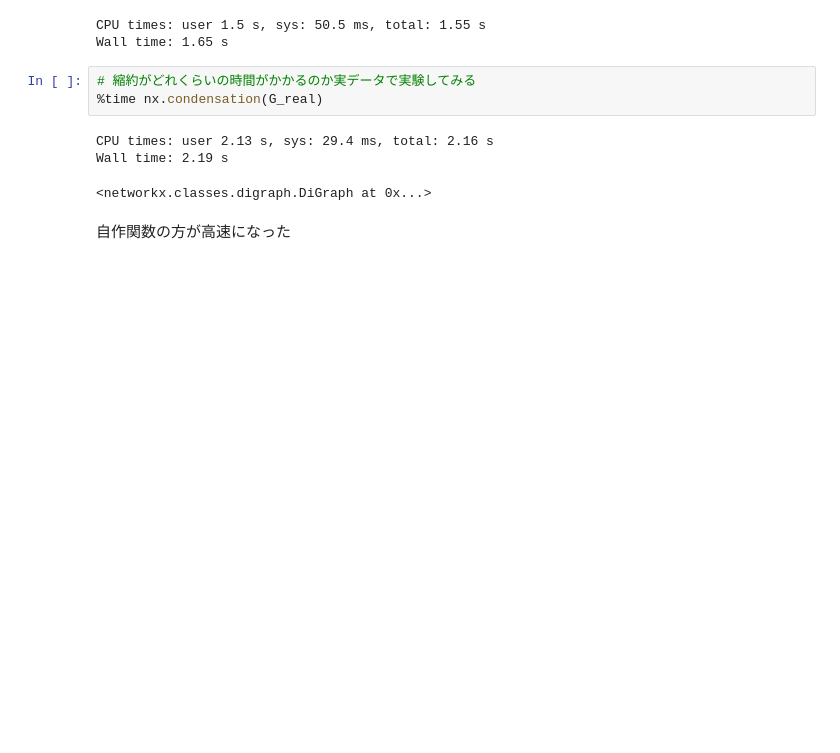
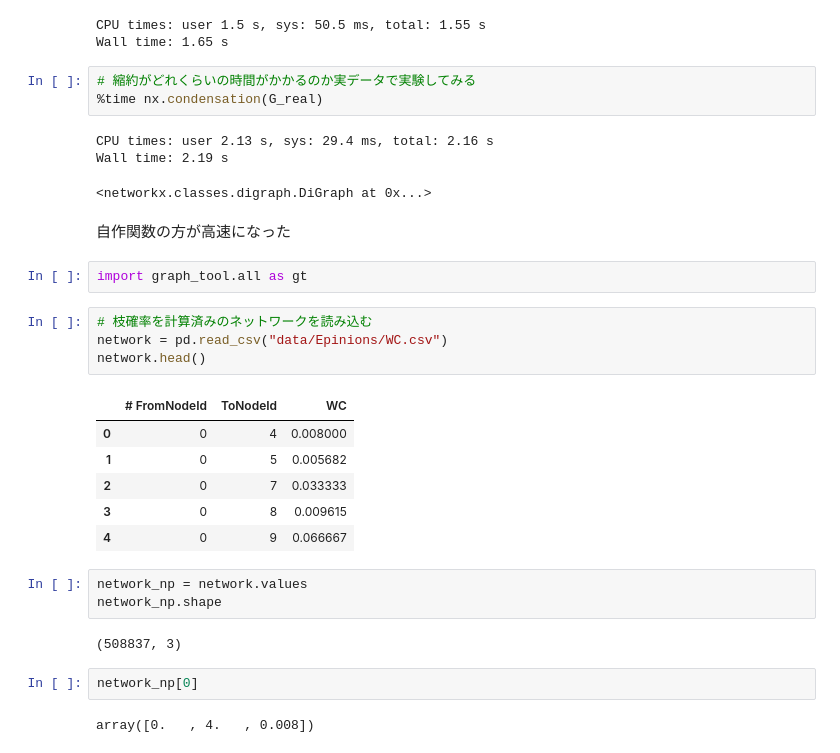
Before and after one commit to plue1011/code, a Jupyter notebook: networkx.ipynb, the cells around one changed output. Saved outputs shown, nothing was run; the diff lists cells and outputs as text; blank space fills up the shorter version.

```diff
--- a/networkx.ipynb
+++ b/networkx.ipynb
@@ -496,3 +494,25 @@ Wall time: 2.19 s
 <networkx.classes.digraph.DiGraph at 0x...>
 # %% [markdown]
 自作関数の方が高速になった
+# %%
+import graph_tool.all as gt
+# %%
+# 枝確率を計算済みのネットワークを読み込む
+network = pd.read_csv("data/Epinions/WC.csv")
+network.head()
+# %% [output]
+|  | # FromNodeId | ToNodeId | WC |
+| 0 | 0 | 4 | 0.008000 |
+| 1 | 0 | 5 | 0.005682 |
+| 2 | 0 | 7 | 0.033333 |
+| 3 | 0 | 8 | 0.009615 |
+| 4 | 0 | 9 | 0.066667 |
+# %%
+network_np = network.values
+network_np.shape
+# %% [output]
+(508837, 3)
+# %%
+network_np[0]
+# %% [output]
+array([0.   , 4.   , 0.008])
```
Also changed, not shown: parts of 8 cells of this notebook.
